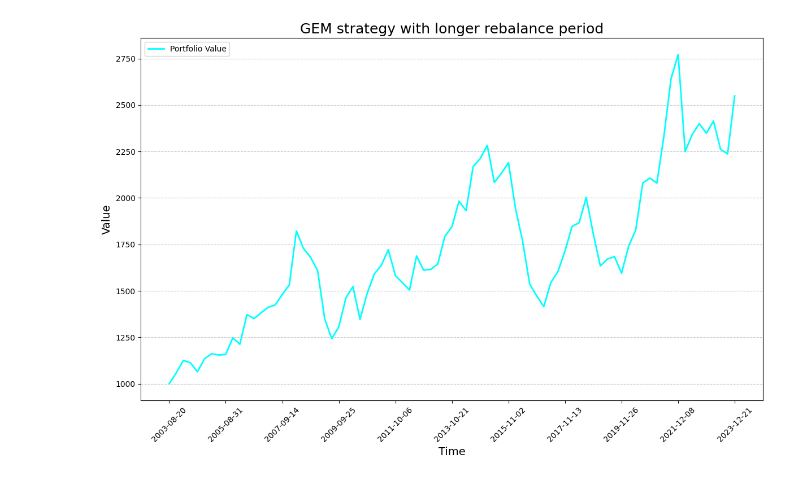
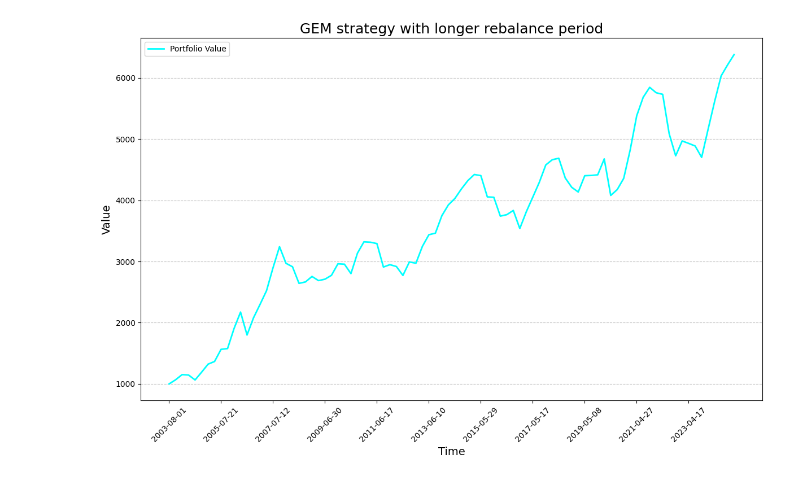
Before and after one commit to Azalurg/stock-market-research, a Jupyter notebook: gem.ipynb, the cells around one changed output. Saved outputs shown, nothing was run; the diff lists cells and outputs as text; code cells hidden in the pictures.

```diff
--- a/gem.ipynb
+++ b/gem.ipynb
@@ -25,0 +75,4 @@ COMPARISON_TIME_WINDOW = int(COMPARISON_TIME_WINDOW / 7 * 5)
+# %%
+# Adjust days
+def adjust_days(days: int) -> int:
+    return int(days / 365 * TRADING_DAYS_IN_YEAR)
@@ -28,16 +100,19 @@ COMPARISON_TIME_WINDOW = int(COMPARISON_TIME_WINDOW / 7 * 5)
 # %%
-BUY_AND_HOLD = "SPY"
+BUY_AND_HOLD_TICKER = "SPY"
 
 cash = STARTING_CASH
 buy_and_hold_values = []
 buy_and_hold_days = []
 amount = 0
 
-amount = cash / df.iloc[COMPARISON_TIME_WINDOW][BUY_AND_HOLD]
+adjust_time_window = adjust_days(COMPARISON_TIME_WINDOW)
+adjust_rebalance_period = adjust_days(REBALANCE_PERIOD)
+
+amount = cash / df.iloc[adjust_time_window][BUY_AND_HOLD_TICKER]
 cash = 0
 
-for i in range(
-        COMPARISON_TIME_WINDOW, len(df.index) - COMPARISON_TIME_WINDOW, REBALANCE_PERIOD
-):
-    buy_and_hold_values.append(amount * df.iloc[i][BUY_AND_HOLD])
+for i in range(adjust_time_window, len(df.index), REBALANCE_PERIOD):
+    buy_and_hold_values.append(amount * df.iloc[i][BUY_AND_HOLD_TICKER])
     buy_and_hold_days.append(df.iloc[i]["Date"])
+
+plot(buy_and_hold_values, buy_and_hold_days, "Buy and Hold strategy")
@@ -44,15 +120,0 @@ for i in range(
-# %%
-def plot(plot_days, plot_values, title):
-    plt.figure(figsize=(12, 8))
-    plt.plot(plot_days, plot_values, label="Portfolio Value", color="aqua", linewidth=2)
-    plt.title(title, fontsize=18)
-    plt.xlabel("Time", fontsize=14)
-    plt.ylabel("Value", fontsize=14)
-    plt.xticks(plot_days[::8], rotation=45)
-    plt.legend(loc="upper left")
-    plt.grid(axis="y", linestyle="--", alpha=0.7)
-    plt.tight_layout()
-    plt.show()
-
-
-plot(buy_and_hold_days, buy_and_hold_values, "Buy and Hold strategy")
@@ -108,16 +193,14 @@ plot(gem_days, gem_values, "Original GEM strategy")
 # %%
 REBALANCE_PERIOD = 30 * 3  # in days
 COMPARISON_TIME_WINDOW = 365  # in days
 
-# Remove weekends form the simulation
-REBALANCE_PERIOD = int(REBALANCE_PERIOD / 7 * 5)
-COMPARISON_TIME_WINDOW = int(COMPARISON_TIME_WINDOW / 7 * 5)
-
-gem_values_long_period, gem_days_long_period = gem_sim()
+gem_values_long_period, gem_days_long_period = gem_sim(
+    REBALANCE_PERIOD, COMPARISON_TIME_WINDOW
+)
 plot(
+    gem_values_long_period,
     gem_days_long_period,
-    gem_values_long_period,
     "GEM strategy with longer rebalance period",
 )
 # %% [output]
-[figure, old version]
+[figure, new version]
```
Also changed, not shown: parts of 33 cells of this notebook.
